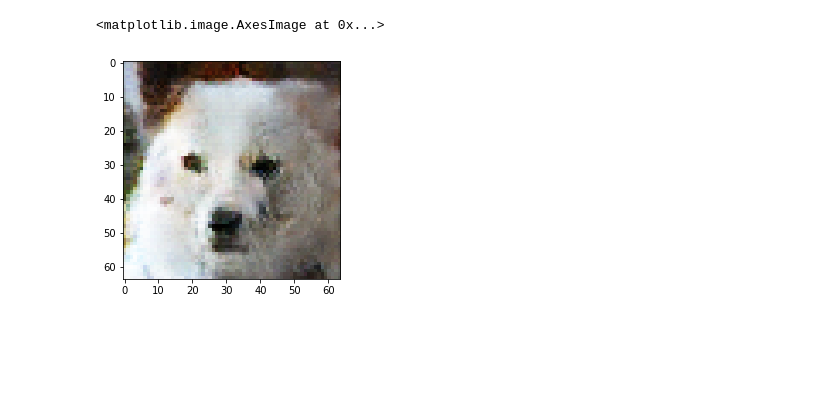
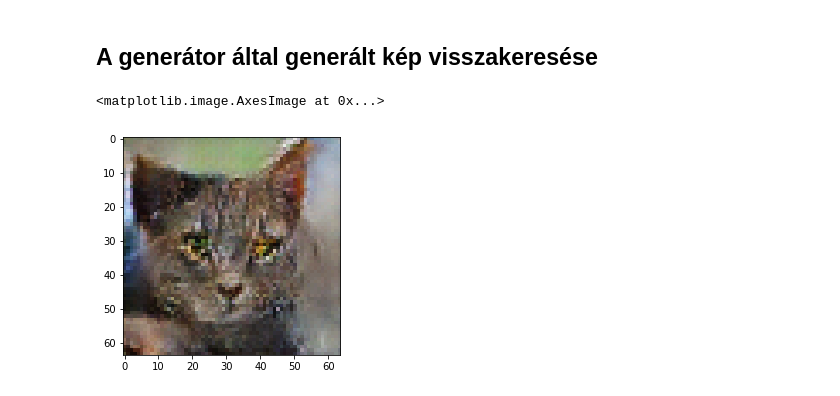
Before and after one commit to DanielNagy97/diplomamunka, a Jupyter notebook: docs/notebooks/WanderingInLatentDim.ipynb, the cells around one changed output. Drawn from its saved outputs; the diff is of its cells as text; code cells hidden in the pictures; blank space fills up the shorter version.

```diff
--- a/docs/notebooks/WanderingInLatentDim.ipynb
+++ b/docs/notebooks/WanderingInLatentDim.ipynb
@@ -34,12 +85,15 @@ WARNING:tensorflow:No training configuration found in the save file, so the mode
 # %%
 latent_dim = 100
-# %%
-starter_image_noise = tf.random.normal([1, latent_dim])
-
-starter_image = generator(starter_image_noise, training=False)
-
-plt.imshow(denormalize_image(starter_image[0][0]))
-# %% [output]
-<matplotlib.image.AxesImage at 0x...>
-[figure, removed]
+# %% [markdown]
+## A generátor által generált kép visszakeresése
+# %%
+# Generate a random point, and an image from it
+# this will be the goal image
+tf.random.set_seed(195)
+starter_image_noise = tf.random.normal([1, latent_dim])
+starter_image = generator(starter_image_noise, training=False)[0][0]
+plt.imshow(denormalize_image(starter_image))
+# %% [output]
+<matplotlib.image.AxesImage at 0x...>
+[figure, added]
 # %%
```
Also changed, not shown: parts of 17 cells of this notebook.
